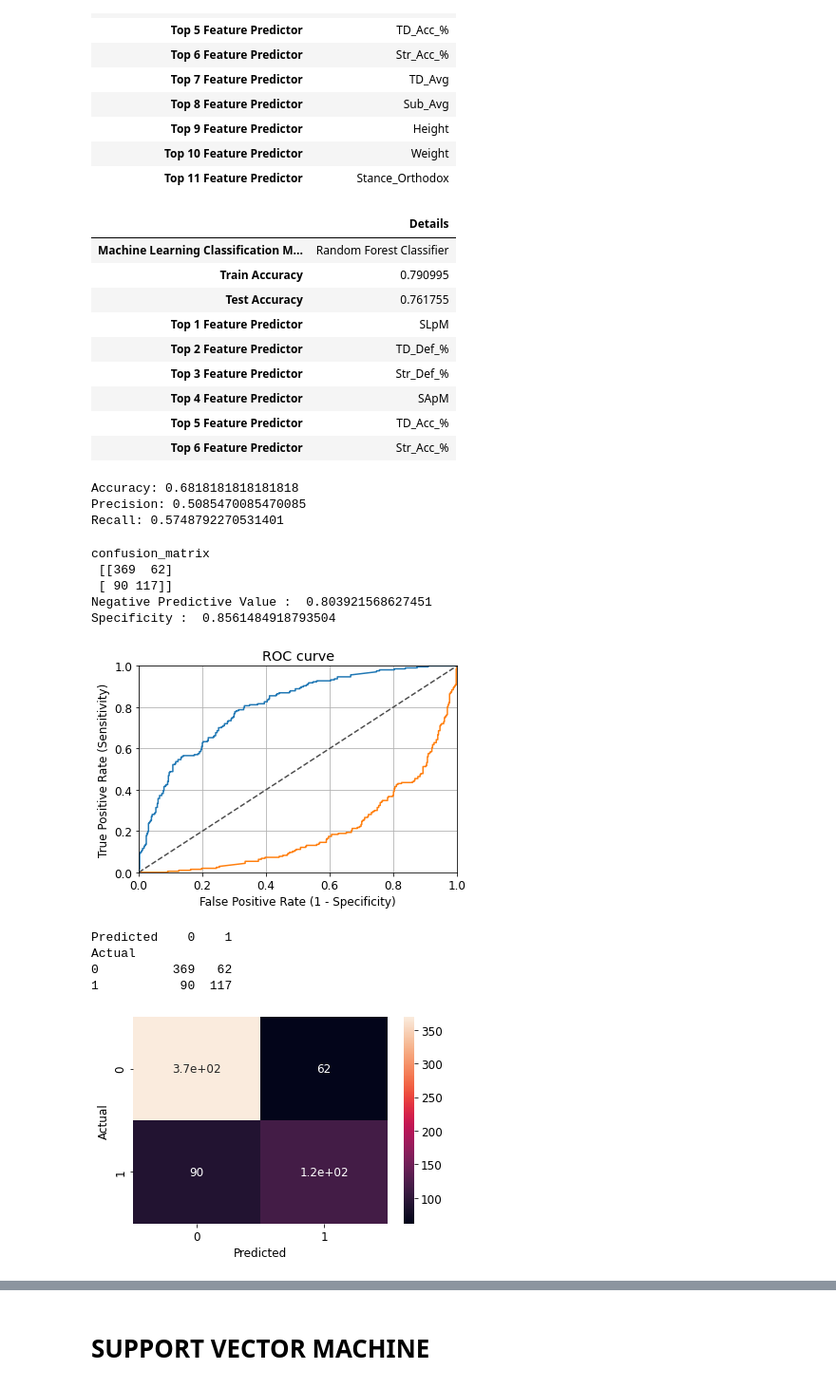
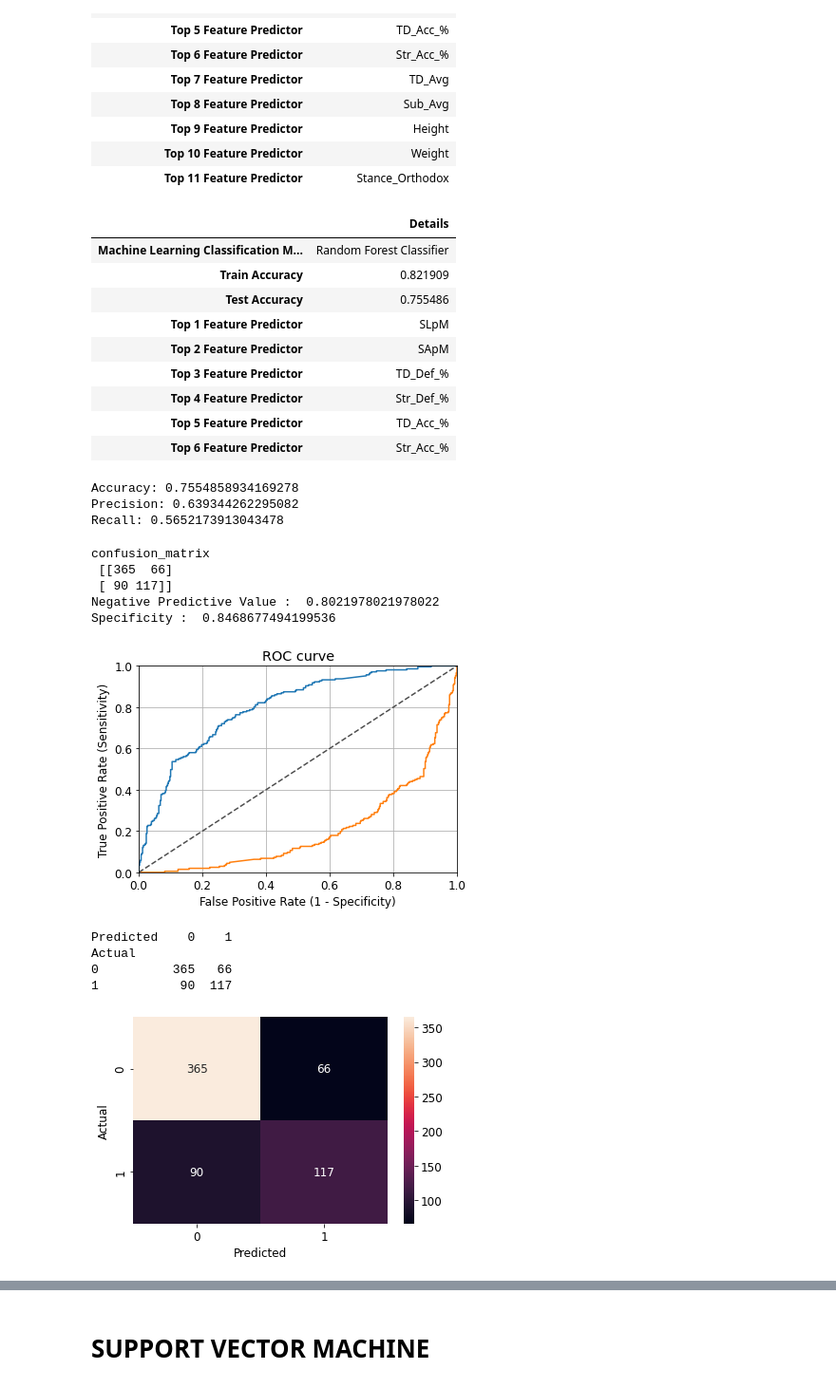
Before and after one commit to CyberJoel1/VelascoJoel_Proyecto_Final, a Jupyter notebook: [NRC_8888] JoelVelasco_ProyectoFinal.ipynb, the cells around one changed output, grey strips where cells are left out. Shown at 95% size. Drawn from its saved outputs; the diff is of its cells as text; code cells hidden in the pictures.

```diff
--- a/[NRC_8888] JoelVelasco_ProyectoFinal.ipynb
+++ b/[NRC_8888] JoelVelasco_ProyectoFinal.ipynb
@@ -571,12 +571,10 @@ display(df)
 
 x_test_scaled=x_test_scaled[[feature_importances[9],feature_importances[10]
                             ,feature_importances[7],feature_importances[8]
-                            ,feature_importances[6],feature_importances[5]
-                             ,feature_importances[4]]]
+                            ,feature_importances[6],feature_importances[5]]]
 x_train_scaled=x_train_scaled[[feature_importances[9],feature_importances[10]
                             ,feature_importances[7],feature_importances[8]
-                            ,feature_importances[6],feature_importances[5]
-                             ,feature_importances[4]]]
+                            ,feature_importances[6],feature_importances[5]]]
 # %% [output]
 |  | Details |
 | Machine Learning Classification M... | Random Forest Classifier |
@@ -595,9 +593,10 @@ x_train_scaled=x_train_scaled[[feature_importances[9],feature_importances[10]
 | Top 11 Feature Predictor | Stance_Orthodox |
 # %%
 randomforest_model2 = RandomForestClassifier(criterion='entropy',
-                                            max_depth= 6, max_features= 'auto',
-                                            n_estimators= 1000,random_state=2)
+                                            max_depth= 7, max_features= 'auto',
+                                            n_estimators= 200,random_state=2)
 randomforest_model2.fit(x_train_scaled, y_train)
+y_pred = randomforest_model2.predict(x_test_scaled)
 randomforest_score_kfold = randomforest_model2.score(x_test_scaled, y_test)
 df = pd.DataFrame()
 cols = ['Machine Learning Classification Method',
@@ -626,17 +625,17 @@ showMetric(y_test,y_pred)
 # %% [output]
 |  | Details |
 | Machine Learning Classification M... | Random Forest Classifier |
-| Train Accuracy | 0.790995 |
-| Test Accuracy | 0.761755 |
+| Train Accuracy | 0.821909 |
+| Test Accuracy | 0.755486 |
 | Top 1 Feature Predictor | SLpM |
-| Top 2 Feature Predictor | TD_Def_% |
-| Top 3 Feature Predictor | Str_Def_% |
-| Top 4 Feature Predictor | SApM |
+| Top 2 Feature Predictor | SApM |
+| Top 3 Feature Predictor | TD_Def_% |
+| Top 4 Feature Predictor | Str_Def_% |
 | Top 5 Feature Predictor | TD_Acc_% |
 | Top 6 Feature Predictor | Str_Acc_% |
-Accuracy: 0.6818181818181818
-Precision: 0.5085470085470085
-Recall: 0.5748792270531401
+Accuracy: 0.7554858934169278
+Precision: 0.639344262295082
+Recall: 0.5652173913043478
 # %%
 y_pred_quant = randomforest_model2.predict_proba(x_test_scaled)[:, 1]
 y_pred_quant2 = randomforest_model2.predict_proba(x_test_scaled)[:, 0]
@@ -669,23 +668,23 @@ plt.ylabel('True Positive Rate (Sensitivity)')
 plt.grid(True)
 # %% [output]
 confusion_matrix
- [[369  62]
+ [[365  66]
  [ 90 117]]
-Negative Predictive Value :  0.803921568627451
-Specificity :  0.8561484918793504
+Negative Predictive Value :  0.8021978021978022
+Specificity :  0.8468677494199536
-[figure, old version]
+[figure, new version]
 # %%
 import seaborn as sn
-confusion_matrix = pd.crosstab(y_test, y_pred_bin, rownames=['Actual'], colnames=['Predicted'])
-print(confusion_matrix)
-sn.heatmap(confusion_matrix, annot=True)
+confusion_matrixx = pd.crosstab(y_test, y_pred_bin, rownames=['Actual'], colnames=['Predicted'])
+print(confusion_matrixx)
+sn.heatmap(confusion_matrixx, annot=True, fmt='g')
 plt.show()
 # %% [output]
 Predicted    0    1
 Actual
-0          369   62
+0          365   66
 1           90  117
-[figure, old version]
+[figure, new version]
 # %%
 df = pd.DataFrame()
 cols = ['Machine Learning Classification Method',
```
Also changed, not shown: parts of 12 cells of this notebook.
